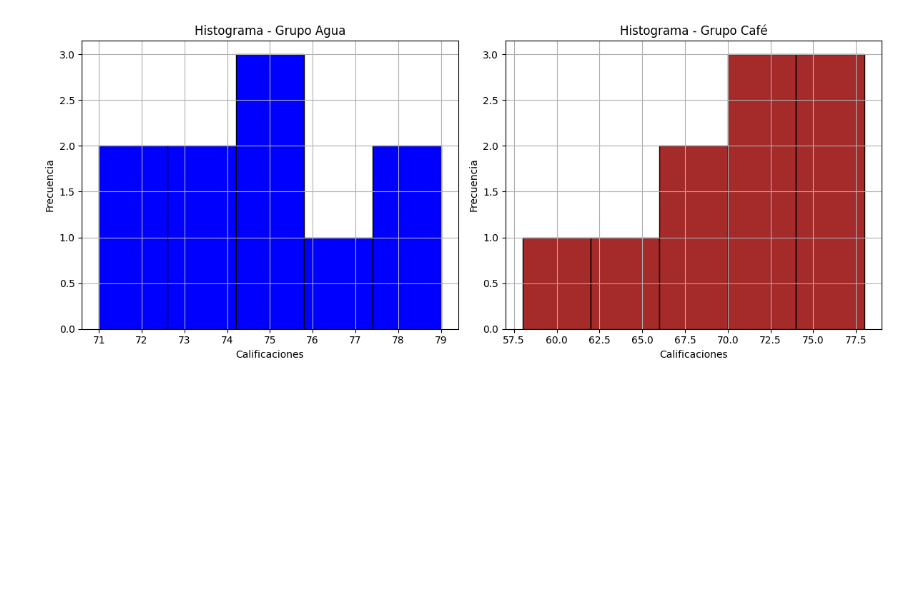
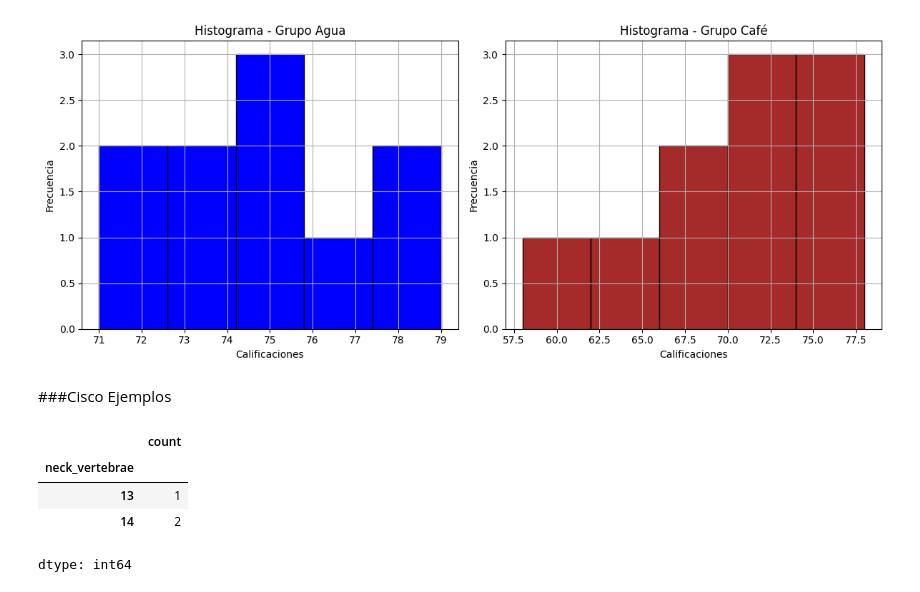
Before and after one commit to IvanRosP/mineria-de-datos, a Jupyter notebook: Mineria de datos.ipynb, the cells around one changed output. Drawn from its saved outputs; the diff is of its cells as text; code cells hidden in the pictures; blank space fills up the shorter version.

```diff
--- a/Mineria de datos.ipynb
+++ b/Mineria de datos.ipynb
@@ -1521,3 +1521,19 @@ Datos simulados:
 Media Agua: 74.9
 Media Café: 70.6
 [figure]
+# %% [markdown]
+###Cisco Ejemplos
+# %%
+import pandas as pd
+df_dict={'species':['cinerous vulture','guineafowl','red-legged'], 'neck_vertebrae':[13,14,14]}
+
+df=pd.DataFrame(df_dict)
+df['neck_vertebrae'].value_counts()
+
+df['neck_vertebrae'].value_counts().sort_index()
+# %% [output]
+|  | count |
+| neck_vertebrae |  |
+| 13 | 1 |
+| 14 | 2 |
+dtype: int64
```
